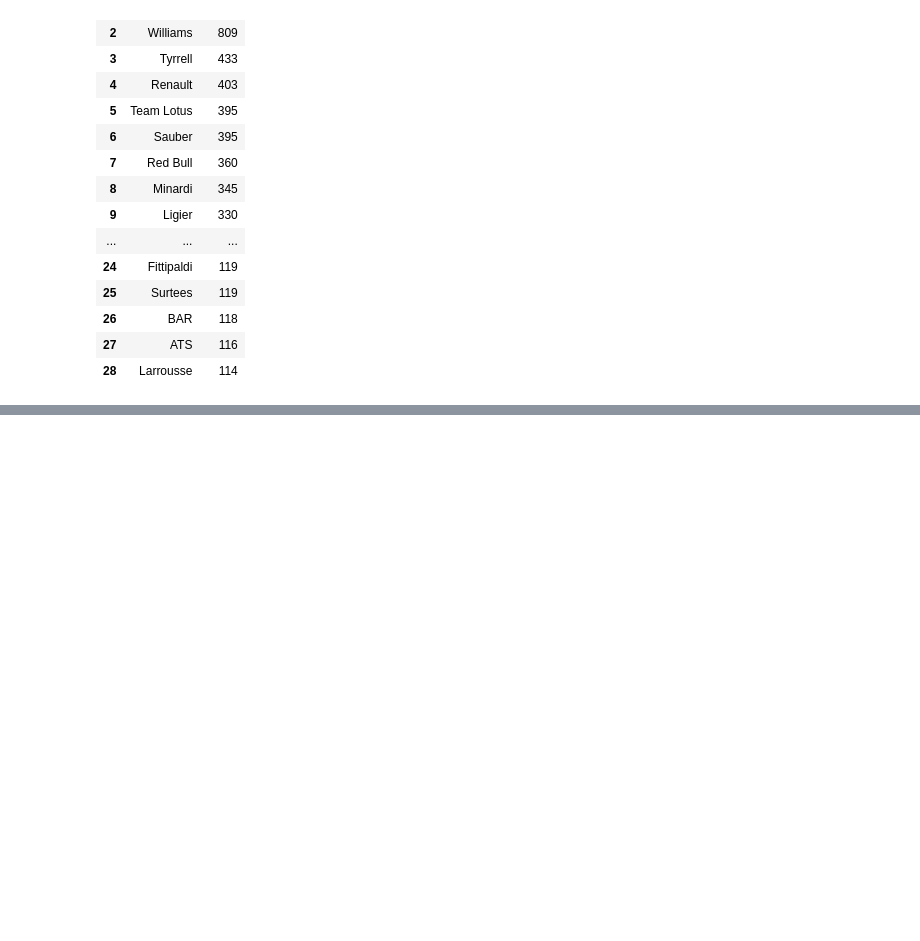
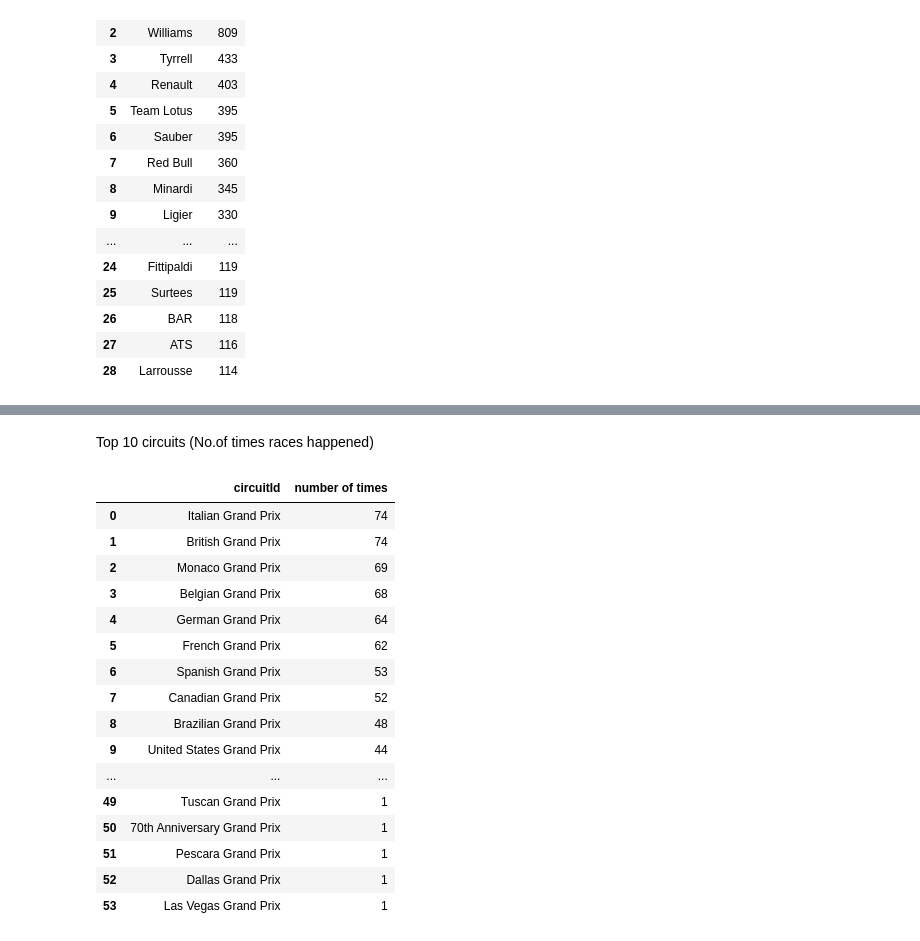
Before and after one commit to Meenakshipooranik/Formula1-Mini-Sprint, a Jupyter notebook: formula1.ipynb, the cells around one changed output, grey strips where cells are left out. Cells and saved outputs as stored; diff of their text form; code cells hidden in the pictures; blank space fills up the shorter version.

```diff
--- a/formula1.ipynb
+++ b/formula1.ipynb
@@ -229,0 +232,25 @@ TypeError: unhashable type: 'Series'
+# %% [markdown]
+Top 10 circuits (No.of times races happened)
+# %%
+races.value_counts()
+counts = races['name'].value_counts()
+circuits_pop = pd.DataFrame({'circuitId': counts.index, 'number of times': counts.values})
+circuits_pop
+# %% [output]
+|  | circuitId | number of times |
+| 0 | Italian Grand Prix | 74 |
+| 1 | British Grand Prix | 74 |
+| 2 | Monaco Grand Prix | 69 |
+| 3 | Belgian Grand Prix | 68 |
+| 4 | German Grand Prix | 64 |
+| 5 | French Grand Prix | 62 |
+| 6 | Spanish Grand Prix | 53 |
+| 7 | Canadian Grand Prix | 52 |
+| 8 | Brazilian Grand Prix | 48 |
+| 9 | United States Grand Prix | 44 |
+| ... | ... | ... |
+| 49 | Tuscan Grand Prix | 1 |
+| 50 | 70th Anniversary Grand Prix | 1 |
+| 51 | Pescara Grand Prix | 1 |
+| 52 | Dallas Grand Prix | 1 |
+| 53 | Las Vegas Grand Prix | 1 |
```
Also changed, not shown: parts of 5 cells of this notebook.
